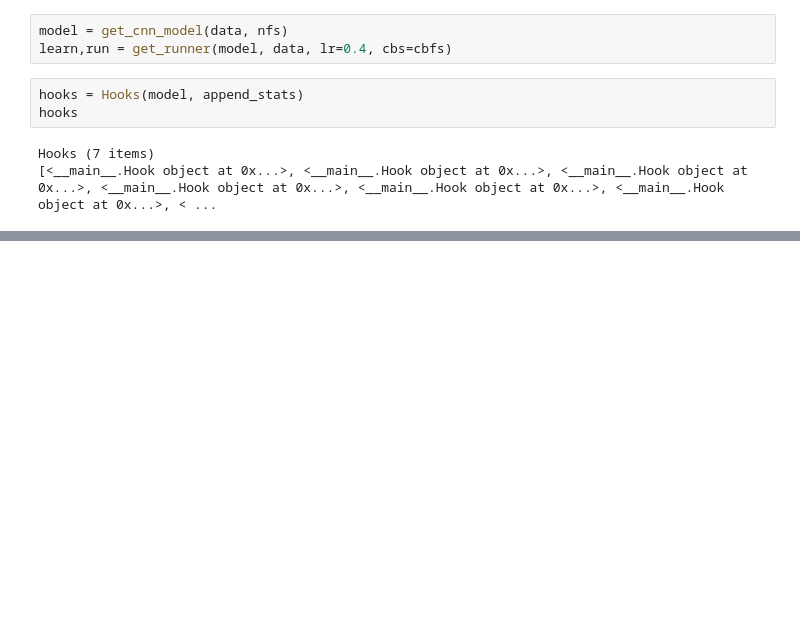
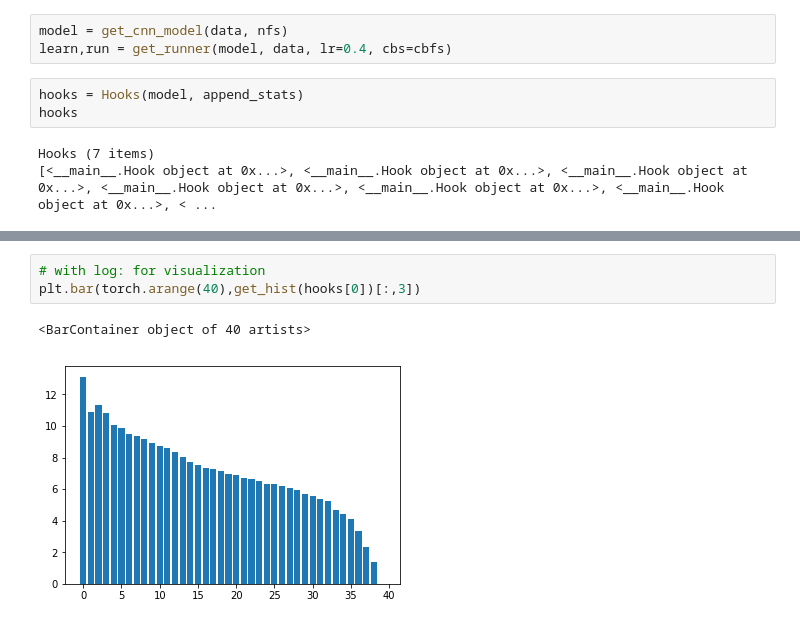
Before and after one commit to anhquan0412/fastai_v3p1, a Jupyter notebook: part_2/train-cnn-with-cuda-and-hooks.ipynb, the cells around one changed output, grey strips where cells are left out. Drawn from its saved outputs; the diff is of its cells as text; blank space fills up the shorter version.

```diff
--- a/part_2/train-cnn-with-cuda-and-hooks.ipynb
+++ b/part_2/train-cnn-with-cuda-and-hooks.ipynb
@@ -521,0 +616,6 @@ Hooks (7 items)
+# %%
+# with log: for visualization
+plt.bar(torch.arange(40),get_hist(hooks[0])[:,3])
+# %% [output]
+<BarContainer object of 40 artists>
+[figure, added]
```
Also changed, not shown: parts of 29 cells of this notebook.
